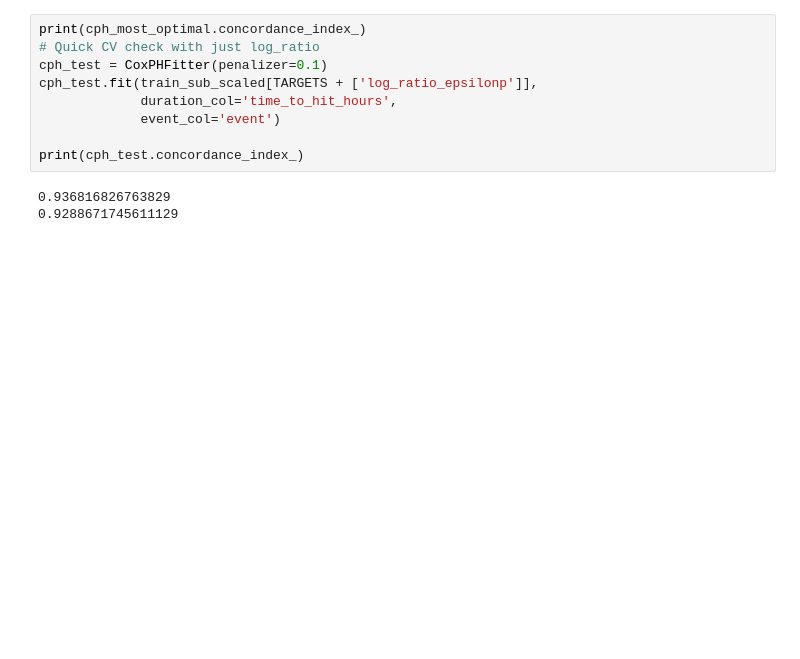
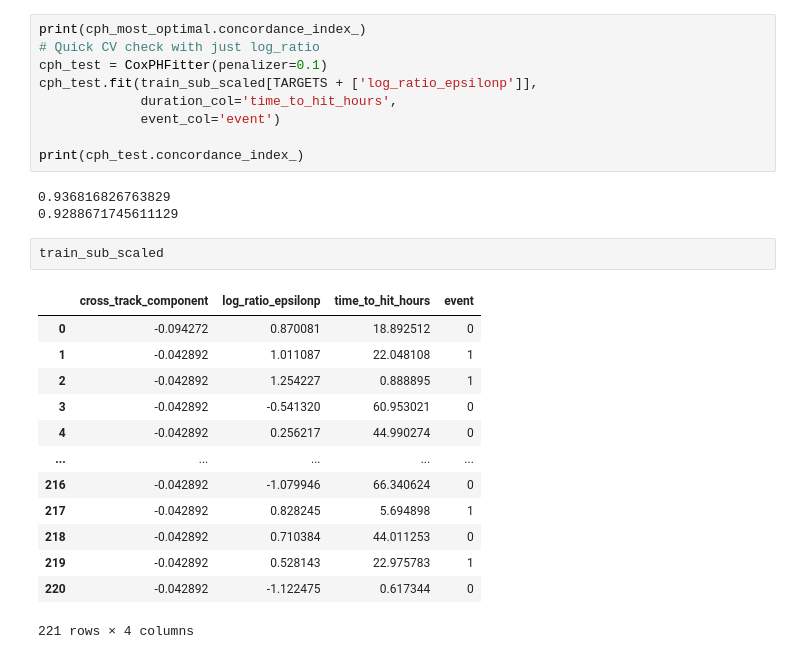
Before and after one commit to aydinkhan2005/Fire-Risk-Predictor, a Jupyter notebook: draft.ipynb, the cells around one changed output. Saved outputs shown, nothing was run; the diff lists cells and outputs as text; blank space fills up the shorter version.

```diff
--- a/draft.ipynb
+++ b/draft.ipynb
@@ -1141,3 +1150,19 @@ print(cph_test.concordance_index_)
 # %% [output]
 0.936816826763829
 0.9288671745611129
+# %%
+train_sub_scaled
+# %% [output]
+|  | cross_track_component | log_ratio_epsilonp | time_to_hit_hours | event |
+| 0 | -0.094272 | 0.870081 | 18.892512 | 0 |
+| 1 | -0.042892 | 1.011087 | 22.048108 | 1 |
+| 2 | -0.042892 | 1.254227 | 0.888895 | 1 |
+| 3 | -0.042892 | -0.541320 | 60.953021 | 0 |
+| 4 | -0.042892 | 0.256217 | 44.990274 | 0 |
+| ... | ... | ... | ... | ... |
+| 216 | -0.042892 | -1.079946 | 66.340624 | 0 |
+| 217 | -0.042892 | 0.828245 | 5.694898 | 1 |
+| 218 | -0.042892 | 0.710384 | 44.011253 | 0 |
+| 219 | -0.042892 | 0.528143 | 22.975783 | 1 |
+| 220 | -0.042892 | -1.122475 | 0.617344 | 0 |
+221 rows × 4 columns
```
Also changed, not shown: parts of 11 cells of this notebook, 2 other files.
